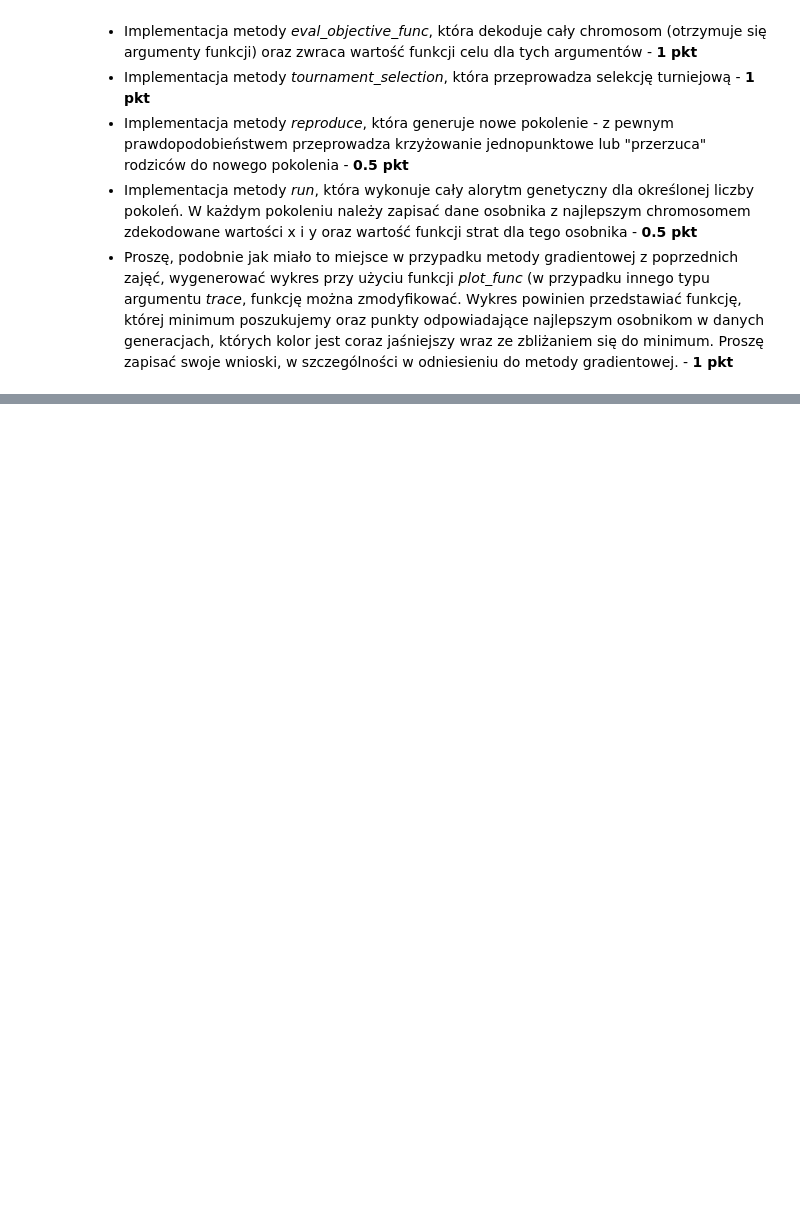
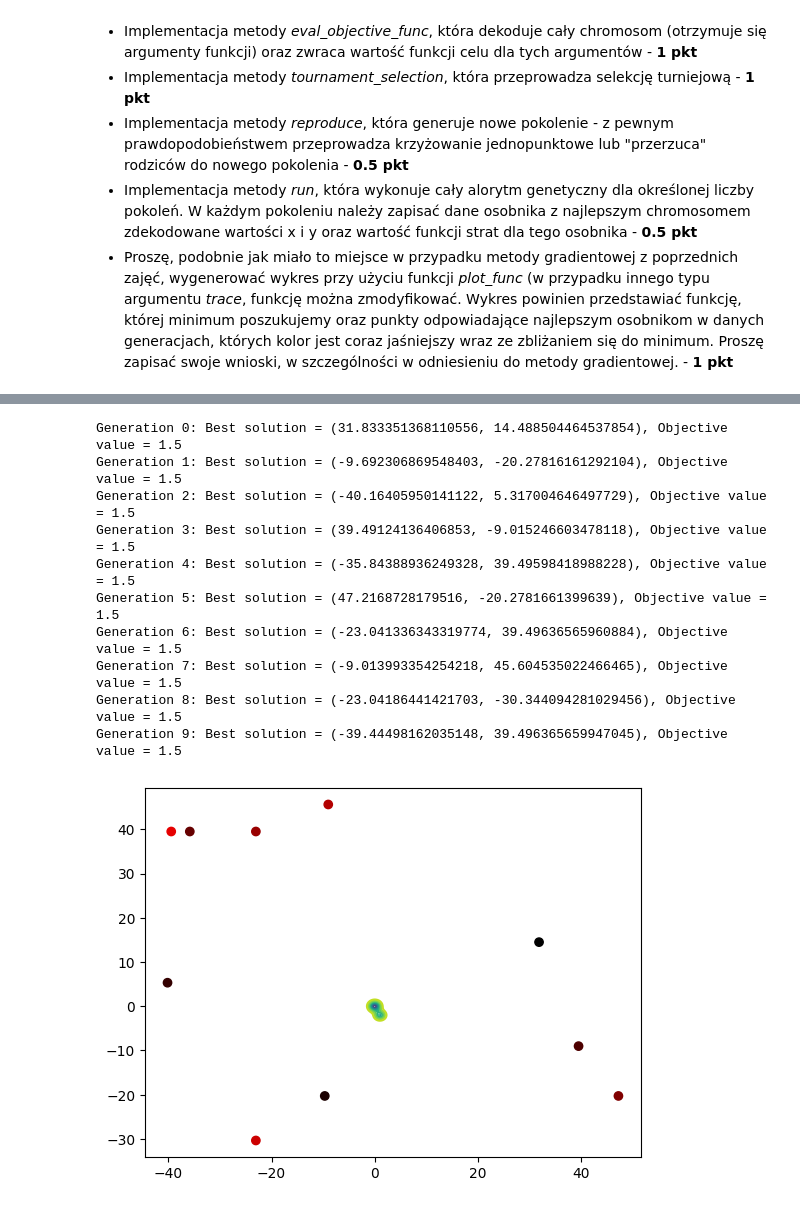
Before and after one commit to Kerciu/WSI_24Z, a Jupyter notebook: genetic_algorithm/zadanie_2.ipynb, the cells around one changed output, grey strips where cells are left out. Cells and saved outputs as stored; diff of their text form; code cells hidden in the pictures; blank space fills up the shorter version.

```diff
--- a/genetic_algorithm/zadanie_2.ipynb
+++ b/genetic_algorithm/zadanie_2.ipynb
@@ -224,0 +316,24 @@ TypeError: '<' not supported between instances of 'dict_values' and 'dict_values
+# %%
+# Smaller pop size and less generations
+
+genetic_algorithm = GeneticAlgorithm(
+    chromosome_length=128,
+    obj_func_num_args=2,
+    objective_function=Function.f,
+    aoi=[-50, 50],
+    population_size=50,
+    num_steps=10
+)
+genetic_algorithm.run()
+# %% [output]
+Generation 0: Best solution = (31.833351368110556, 14.488504464537854), Objective value = 1.5
+Generation 1: Best solution = (-9.692306869548403, -20.27816161292104), Objective value = 1.5
+Generation 2: Best solution = (-40.16405950141122, 5.317004646497729), Objective value = 1.5
+Generation 3: Best solution = (39.49124136406853, -9.015246603478118), Objective value = 1.5
+Generation 4: Best solution = (-35.84388936249328, 39.49598418988228), Objective value = 1.5
+Generation 5: Best solution = (47.2168728179516, -20.2781661399639), Objective value = 1.5
+Generation 6: Best solution = (-23.041336343319774, 39.49636565960884), Objective value = 1.5
+Generation 7: Best solution = (-9.013993354254218, 45.604535022466465), Objective value = 1.5
+Generation 8: Best solution = (-23.04186441421703, -30.344094281029456), Objective value = 1.5
+Generation 9: Best solution = (-39.44498162035148, 39.496365659947045), Objective value = 1.5
+[figure, added]
```
Also changed, not shown: parts of 11 cells of this notebook.
